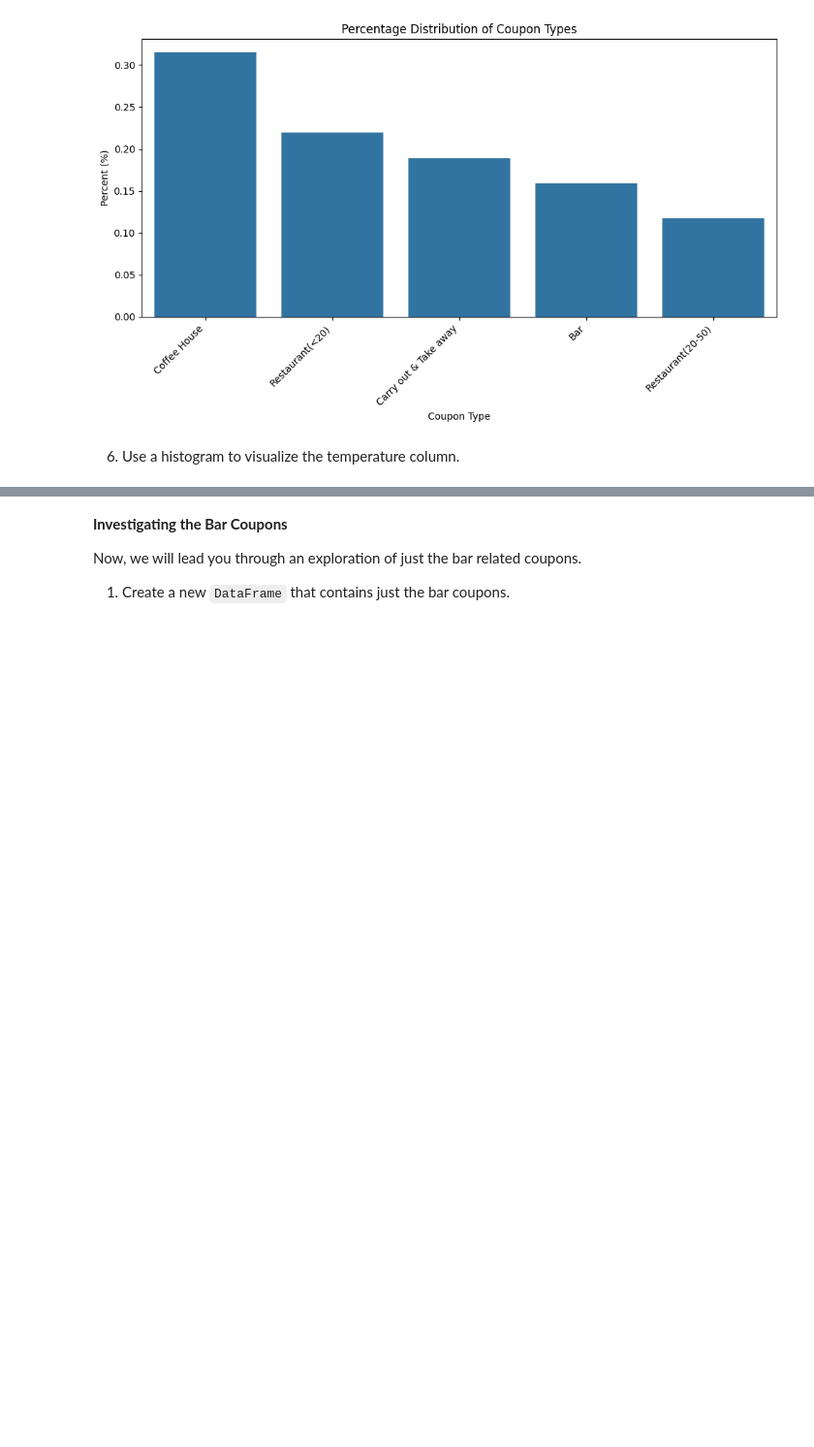
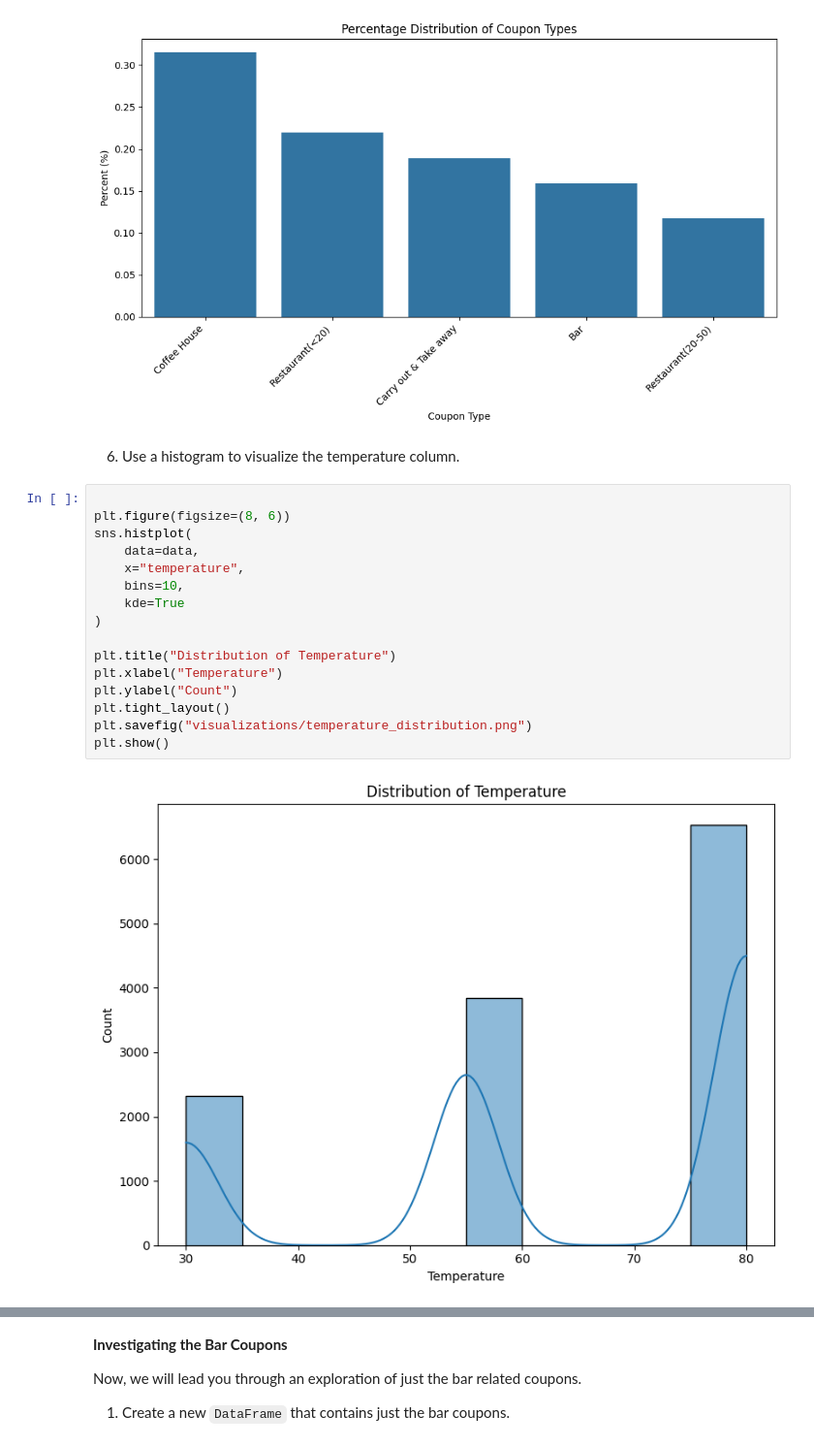
Before and after one commit to mateovargas/coupon-acceptance, a Jupyter notebook: prompt.ipynb, the cells around one changed output, grey strips where cells are left out. Shown: that part at 97% size. Drawn from its saved outputs; the diff is of its cells as text; blank space fills up the shorter version.

```diff
--- a/prompt.ipynb
+++ b/prompt.ipynb
@@ -245,3 +245,21 @@ plt.show()
 [figure]
 # %% [markdown]
 6. Use a histogram to visualize the temperature column.
+# %%
+
+plt.figure(figsize=(8, 6))
+sns.histplot(
+    data=data,
+    x="temperature",
+    bins=10,
+    kde=True
+)
+
+plt.title("Distribution of Temperature")
+plt.xlabel("Temperature")
+plt.ylabel("Count")
+plt.tight_layout()
+plt.savefig("visualizations/temperature_distribution.png")
+plt.show()
+# %% [output]
+[figure, added]
```
Also changed, not shown: parts of 6 cells of this notebook.
